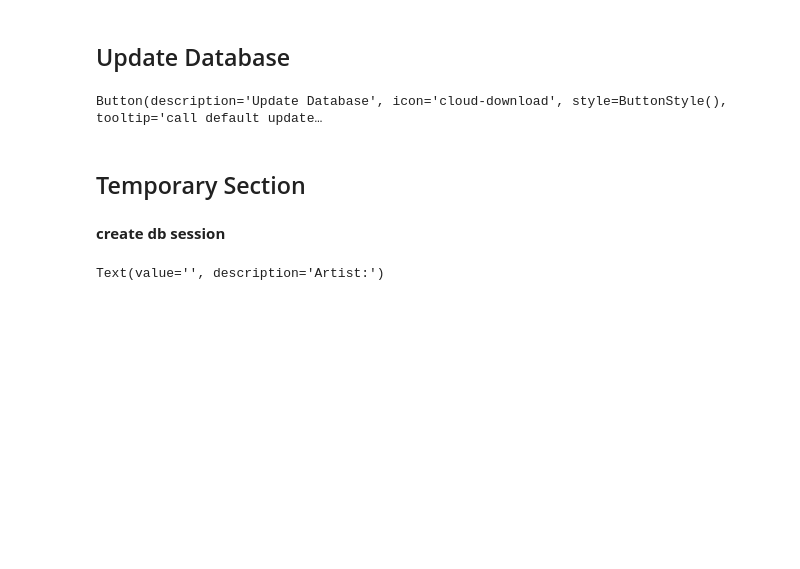
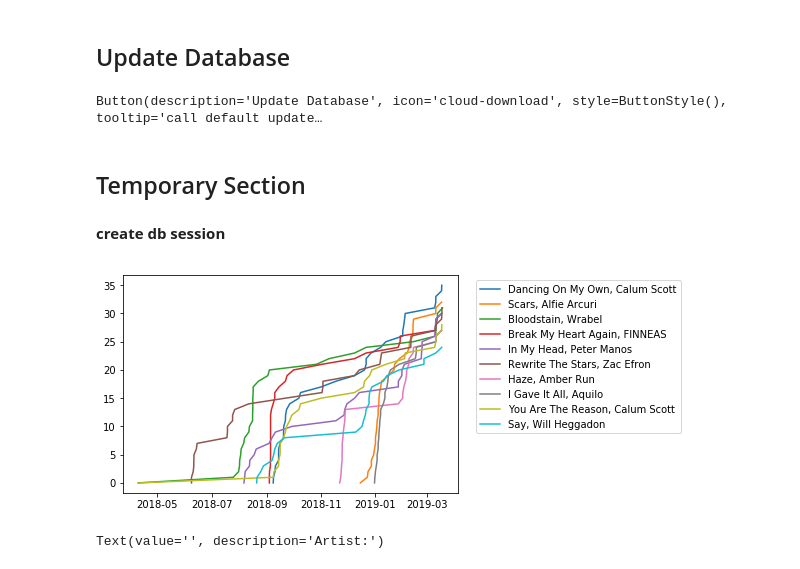
Before and after one commit to sermshar/mylastfm, a Jupyter notebook: mypylast_analysis.ipynb, the cells around one changed output. Cells and saved outputs as stored; diff of their text form; code cells hidden in the pictures; blank space fills up the shorter version.

Commit message:
add top 10 sumulative scrobbles graph

```diff
--- a/mypylast_analysis.ipynb
+++ b/mypylast_analysis.ipynb
@@ -45,6 +45,28 @@ def plot_artist(artist):
     x_labels = f_table.index.month_name().values
     plt.xticks(x_ticks, x_labels, rotation=45)
     display(plt.show())
+# %%
+def get_song_scrobbles(song, artist):
+    query = session.query(Scrobble).filter(Scrobble.track == song).filter(Scrobble.artist == artist)
+    df = pd.read_sql(query.statement, session.bind)
+    df['timestamp'] = df['timestamp'].apply(lambda x: dt.datetime.utcfromtimestamp(int(x)))
+    df = df.sort_values(by='timestamp').reset_index(drop=True)
+    plt.plot(df['timestamp'],df.index.values, label=song+', '+artist)
+# %%
+get_song_scrobbles('Dancing On My Own', 'Calum Scott')
+get_song_scrobbles('Scars', 'Alfie Arcuri')
+get_song_scrobbles('Bloodstain', 'Wrabel')
+get_song_scrobbles('Break My Heart Again', 'FINNEAS')
+get_song_scrobbles('In My Head', 'Peter Manos')
+get_song_scrobbles('Rewrite The Stars', 'Zac Efron')
+get_song_scrobbles('Haze', 'Amber Run')
+get_song_scrobbles('I Gave It All', 'Aquilo')
+get_song_scrobbles('You Are The Reason', 'Calum Scott')
+get_song_scrobbles('Say', 'Will Heggadon')
+plt.legend(bbox_to_anchor=(1.04,1), loc="upper left")
+plt.show()
+# %% [output]
+[figure, added]
 # %%
 artist = ''
 def set_artist(input):
```
Also changed, not shown: parts of 2 cells of this notebook.
